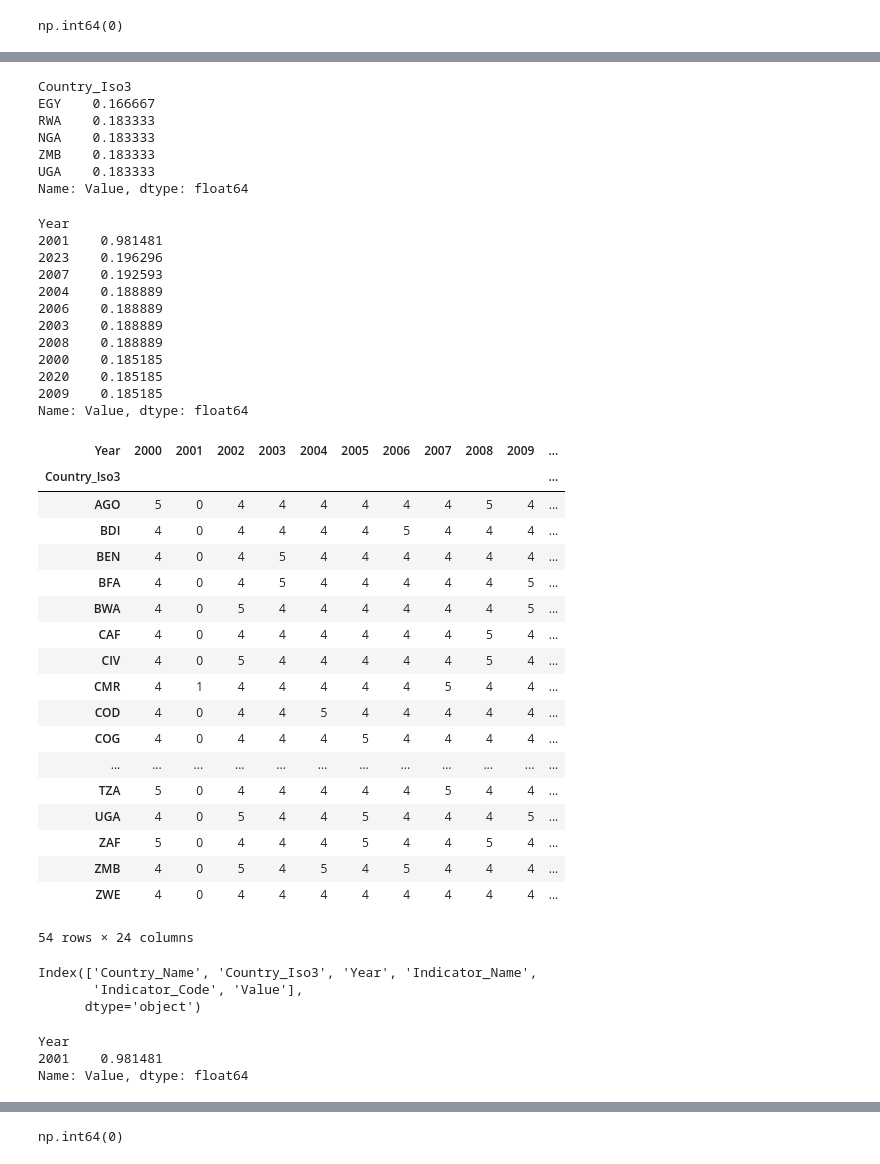
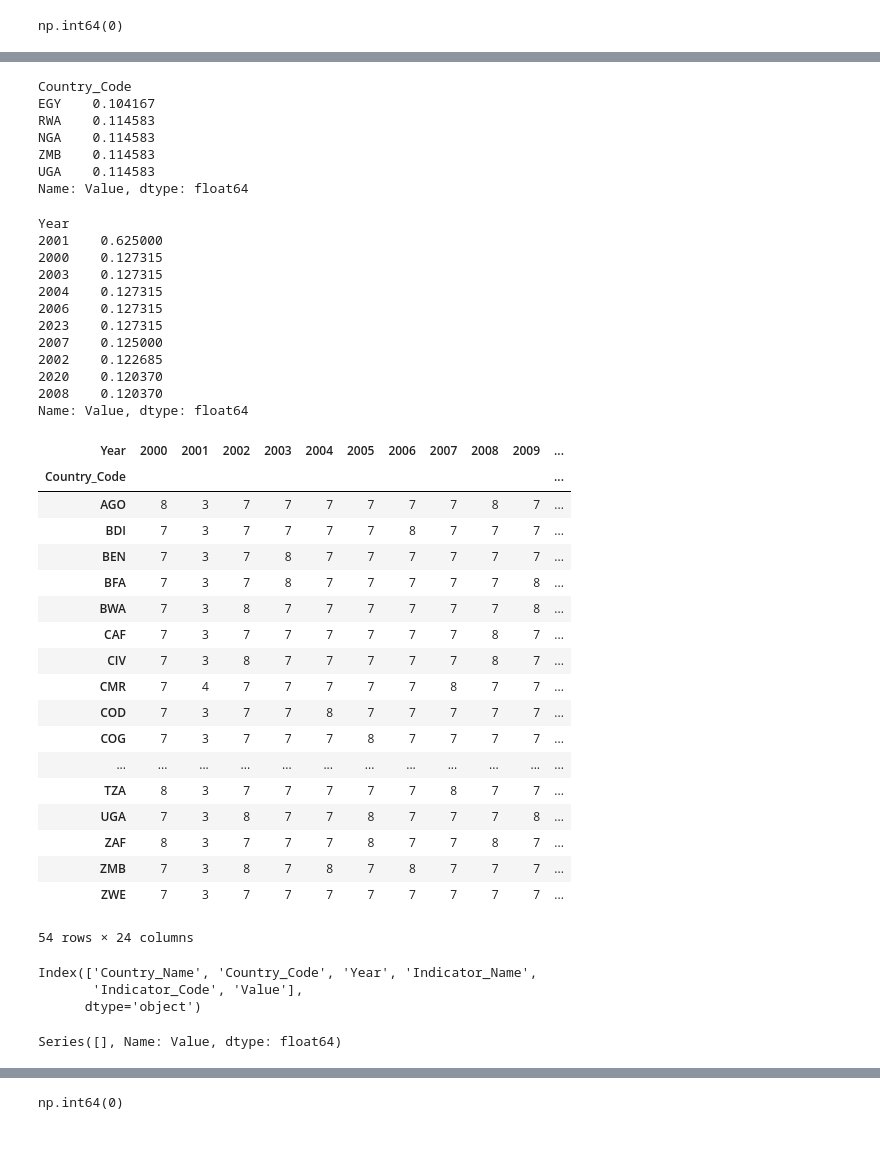
Before and after one commit to DSW2025-ORG/Team-4, a Jupyter notebook: 03_cleaning_aggregation_student3.ipynb, the cells around one changed output, grey strips where cells are left out. Saved outputs shown, nothing was run; the diff lists cells and outputs as text; code cells hidden in the pictures.

```diff
--- a/03_cleaning_aggregation_student3.ipynb
+++ b/03_cleaning_aggregation_student3.ipynb
@@ -584,7 +587,3 @@ Name: Indicator_Name, Length: 6480, dtype: object
-# %%
-wdi = wdi.rename(columns={
-    'country_iso3': 'Country_Iso3',
-})
 # %%
 wdi.head(3)
 # %% [output]
@@ -628,54 +636,54 @@ Name: Value, dtype: float64
 # %%
-wdi.groupby('Country_Iso3')['Value'].apply(lambda x: x.isna().mean()).sort_values().head()
+wdi.groupby('Country_Code')['Value'].apply(lambda x: x.isna().mean()).sort_values().head()
 # %% [output]
-Country_Iso3
-EGY    0.166667
-RWA    0.183333
-NGA    0.183333
-ZMB    0.183333
-UGA    0.183333
+Country_Code
+EGY    0.104167
+RWA    0.114583
+NGA    0.114583
+ZMB    0.114583
+UGA    0.114583
 Name: Value, dtype: float64
 # %%
 wdi.groupby('Year')['Value'].apply(lambda x: x.isna().mean()).sort_values(ascending=False).head(10)
 # %% [output]
 Year
-2001    0.981481
-2023    0.196296
-2007    0.192593
-2004    0.188889
-2006    0.188889
-2003    0.188889
-2008    0.188889
-2000    0.185185
-2020    0.185185
-2009    0.185185
+2001    0.625000
+2000    0.127315
+2003    0.127315
+2004    0.127315
+2006    0.127315
+2023    0.127315
+2007    0.125000
+2002    0.122685
+2020    0.120370
+2008    0.120370
 Name: Value, dtype: float64
 # %%
-wdi.pivot_table(values='Value', index='Country_Iso3', columns='Year', aggfunc='count')
+wdi.pivot_table(values='Value', index='Country_Code', columns='Year', aggfunc='count')
 # %% [output]
 | Year | 2000 | 2001 | 2002 | 2003 | 2004 | 2005 | 2006 | 2007 | 2008 | 2009 | ... |
-| Country_Iso3 |  |  |  |  |  |  |  |  |  |  | ... |
-| AGO | 5 | 0 | 4 | 4 | 4 | 4 | 4 | 4 | 5 | 4 | ... |
-| BDI | 4 | 0 | 4 | 4 | 4 | 4 | 5 | 4 | 4 | 4 | ... |
-| BEN | 4 | 0 | 4 | 5 | 4 | 4 | 4 | 4 | 4 | 4 | ... |
-| BFA | 4 | 0 | 4 | 5 | 4 | 4 | 4 | 4 | 4 | 5 | ... |
-| BWA | 4 | 0 | 5 | 4 | 4 | 4 | 4 | 4 | 4 | 5 | ... |
-| CAF | 4 | 0 | 4 | 4 | 4 | 4 | 4 | 4 | 5 | 4 | ... |
-| CIV | 4 | 0 | 5 | 4 | 4 | 4 | 4 | 4 | 5 | 4 | ... |
-| CMR | 4 | 1 | 4 | 4 | 4 | 4 | 4 | 5 | 4 | 4 | ... |
-| COD | 4 | 0 | 4 | 4 | 5 | 4 | 4 | 4 | 4 | 4 | ... |
-| COG | 4 | 0 | 4 | 4 | 4 | 5 | 4 | 4 | 4 | 4 | ... |
+| Country_Code |  |  |  |  |  |  |  |  |  |  | ... |
+| AGO | 8 | 3 | 7 | 7 | 7 | 7 | 7 | 7 | 8 | 7 | ... |
+| BDI | 7 | 3 | 7 | 7 | 7 | 7 | 8 | 7 | 7 | 7 | ... |
+| BEN | 7 | 3 | 7 | 8 | 7 | 7 | 7 | 7 | 7 | 7 | ... |
+| BFA | 7 | 3 | 7 | 8 | 7 | 7 | 7 | 7 | 7 | 8 | ... |
+| BWA | 7 | 3 | 8 | 7 | 7 | 7 | 7 | 7 | 7 | 8 | ... |
+| CAF | 7 | 3 | 7 | 7 | 7 | 7 | 7 | 7 | 8 | 7 | ... |
+| CIV | 7 | 3 | 8 | 7 | 7 | 7 | 7 | 7 | 8 | 7 | ... |
+| CMR | 7 | 4 | 7 | 7 | 7 | 7 | 7 | 8 | 7 | 7 | ... |
+| COD | 7 | 3 | 7 | 7 | 8 | 7 | 7 | 7 | 7 | 7 | ... |
+| COG | 7 | 3 | 7 | 7 | 7 | 8 | 7 | 7 | 7 | 7 | ... |
 | ... | ... | ... | ... | ... | ... | ... | ... | ... | ... | ... | ... |
-| TZA | 5 | 0 | 4 | 4 | 4 | 4 | 4 | 5 | 4 | 4 | ... |
-| UGA | 4 | 0 | 5 | 4 | 4 | 5 | 4 | 4 | 4 | 5 | ... |
-| ZAF | 5 | 0 | 4 | 4 | 4 | 5 | 4 | 4 | 5 | 4 | ... |
-| ZMB | 4 | 0 | 5 | 4 | 5 | 4 | 5 | 4 | 4 | 4 | ... |
-| ZWE | 4 | 0 | 4 | 4 | 4 | 4 | 4 | 4 | 4 | 4 | ... |
+| TZA | 8 | 3 | 7 | 7 | 7 | 7 | 7 | 8 | 7 | 7 | ... |
+| UGA | 7 | 3 | 8 | 7 | 7 | 8 | 7 | 7 | 7 | 8 | ... |
+| ZAF | 8 | 3 | 7 | 7 | 7 | 8 | 7 | 7 | 8 | 7 | ... |
+| ZMB | 7 | 3 | 8 | 7 | 8 | 7 | 8 | 7 | 7 | 7 | ... |
+| ZWE | 7 | 3 | 7 | 7 | 7 | 7 | 7 | 7 | 7 | 7 | ... |
 54 rows × 24 columns
 # %%
 wdi.columns
 # %% [output]
-Index(['Country_Name', 'Country_Iso3', 'Year', 'Indicator_Name',
+Index(['Country_Name', 'Country_Code', 'Year', 'Indicator_Name',
        'Indicator_Code', 'Value'],
       dtype='object')
 # %%
@@ -685,9 +693,7 @@ missing_by_year = wdi.groupby('Year')['Value'].apply(lambda x: x.isna().mean())
 years_over_40 = missing_by_year[missing_by_year > 0.40]
 years_over_40
 # %% [output]
-Year
-2001    0.981481
-Name: Value, dtype: float64
+Series([], Name: Value, dtype: float64)
 # %%
 years_keep = list(range(2000, 2024))
 years_keep = missing_by_year[missing_by_year < 0.50].index
```
Also changed, not shown: parts of 61 cells of this notebook.
